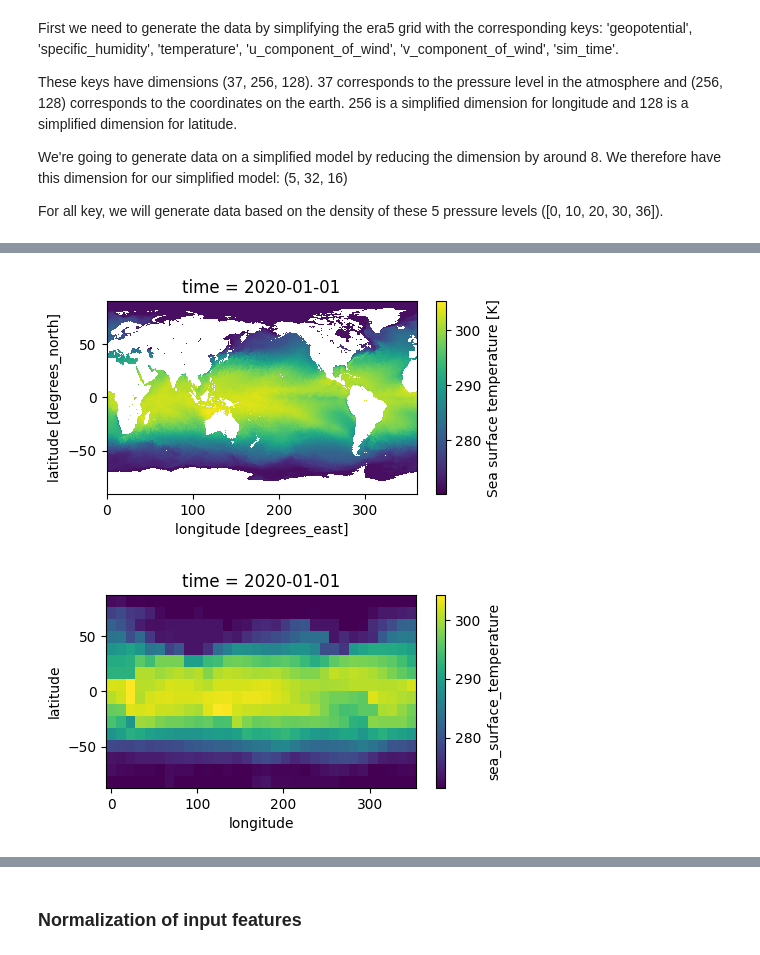
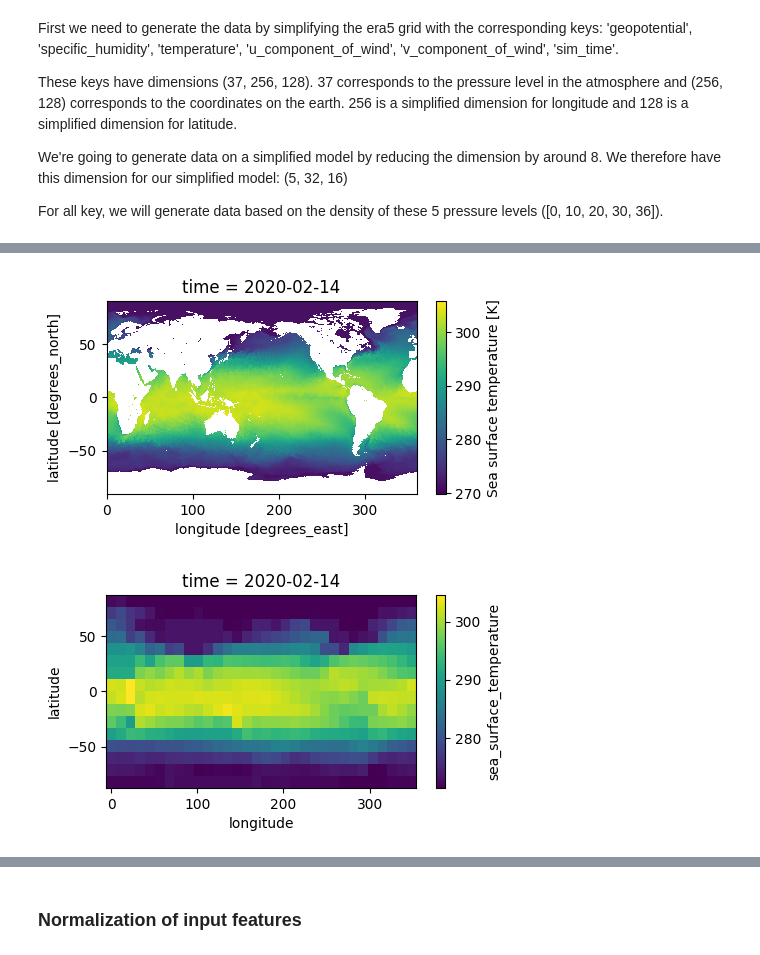
Before and after one commit to mylrcd/NeuralGCM, a Jupyter notebook: combinedModel/dataGeneration.ipynb, the cells around one changed output, grey strips where cells are left out. Drawn from its saved outputs; the diff is of its cells as text; code cells hidden in the pictures.

```diff
--- a/combinedModel/dataGeneration.ipynb
+++ b/combinedModel/dataGeneration.ipynb
@@ -61,6 +120,25 @@ regridded, sliced_era5 = data_generation(path = path,
+# %%
+gcs = gcsfs.GCSFileSystem(token='anon')
+full_era5 = xr.open_zarr(gcs.get_mapper(path), chunks=None)
+# %%
+from import_era5 import data_generation
+
+regridded, sliced_era5 = data_generation(data = full_era5,
+    demo_start_time = '2020-02-14',
+    demo_end_time = '2020-02-18',
+    data_inner_steps = 24,
+    input_variables = input_variables,
+    forcing_variables = forcing_variables,
+    longitude_nodes = longitude_nodes,
+    latitude_nodes = latitude_nodes,
+    level = level)
 # %%
-sliced_era5.sea_surface_temperature.plot(x='longitude', y='latitude', aspect=2, size=2.5);
-regridded.sea_surface_temperature.plot(x='longitude', y='latitude', aspect=2, size=2.5);
+dtime = '2020-02-14T00'
+sliced_dtime_era5 = sliced_era5.sel(time=dtime).compute()
+regridded_dtime = regridded.sel(time=dtime).compute()
+
+sliced_dtime_era5.sea_surface_temperature.plot(x='longitude', y='latitude', aspect=2, size=2.5);
+regridded_dtime.sea_surface_temperature.plot(x='longitude', y='latitude', aspect=2, size=2.5);
 # %% [output]
-[figure, old version]
+[figure, new version]
-[figure, old version]
+[figure, new version]
```
Also changed, not shown: parts of 44 cells of this notebook, 3 other files.
